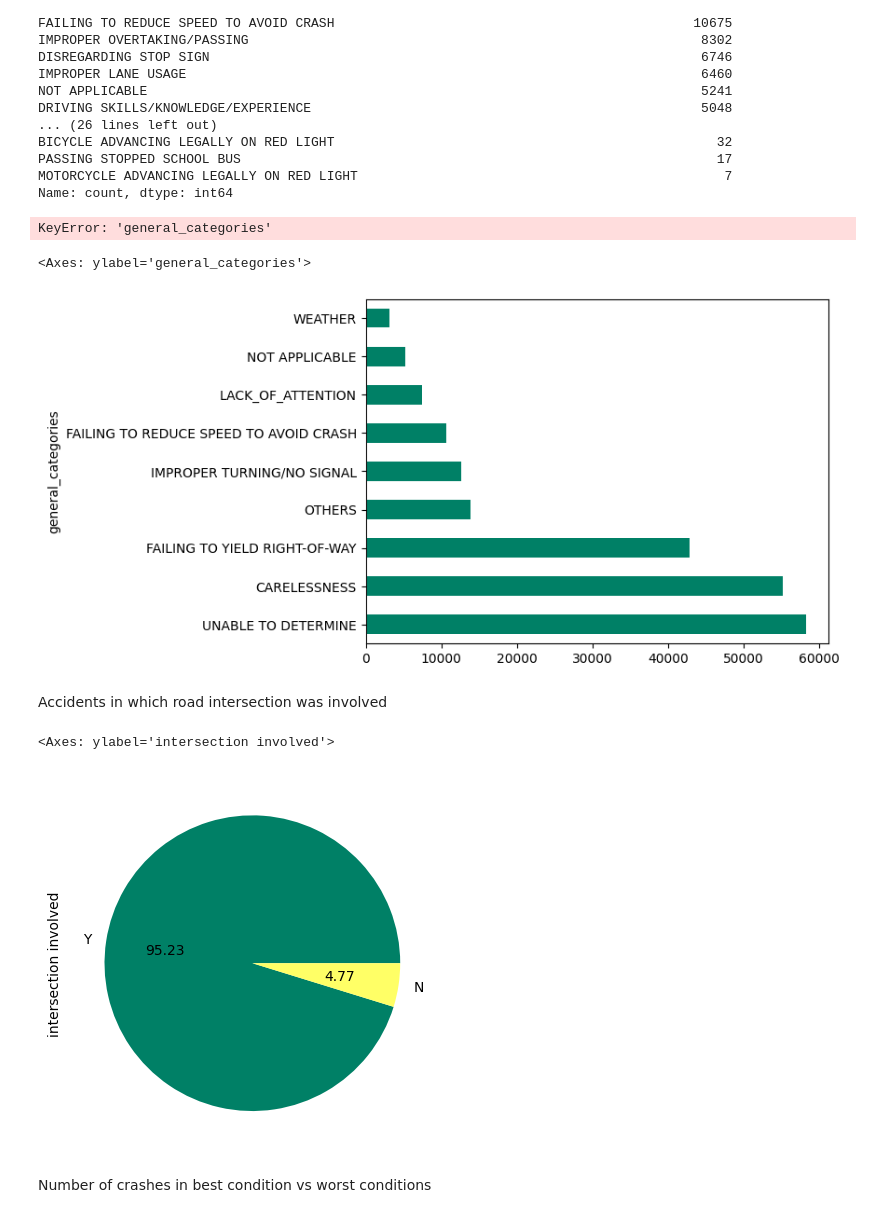
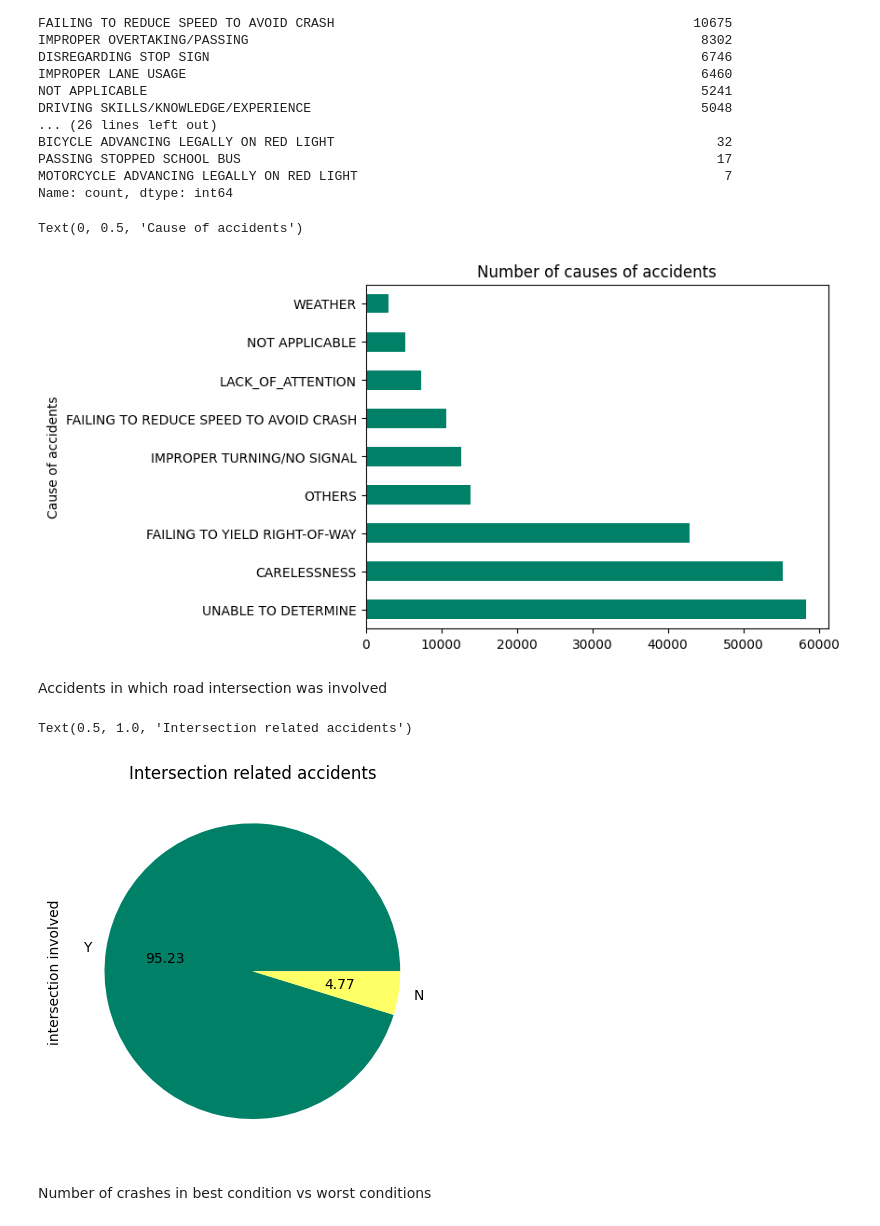
Before and after one commit to OwaisRaza06/EDA, a Jupyter notebook: Accident analysis dataset/accidents analysis.ipynb, the cells around one changed output. Drawn from its saved outputs; the diff is of its cells as text; code cells hidden in the pictures.

```diff
--- a/Accident analysis dataset/accidents analysis.ipynb
+++ b/Accident analysis dataset/accidents analysis.ipynb
@@ -335,24 +288,26 @@ category_mapping = {
     ]
 }
 # %%
+df['general_categories'] = df['prim_contributory_cause']
 for general_category, subcategories in category_mapping.items():
     df['general_categories'] = np.where(df['prim_contributory_cause'].isin(subcategories), general_category, df['general_categories'])
 
 df['general_categories'] = np.where(df['prim_contributory_cause'].map(df['prim_contributory_cause'].value_counts()) <= 2000, 'OTHERS', df['general_categories'])
-# %% [output]
-KeyError: 'general_categories'
 # %%
 df['general_categories'].value_counts().plot(kind='barh', colormap='summer')
+plt.title('Number of causes of accidents')
+plt.ylabel('Cause of accidents')
 # %% [output]
-<Axes: ylabel='general_categories'>
+Text(0, 0.5, 'Cause of accidents')
-[figure, old version]
+[figure, new version]
 # %% [markdown]
 Accidents in which road intersection was involved
 # %%
 df['intersection_related_i'].value_counts().plot(kind='pie', ylabel='intersection involved',colormap='summer', autopct = '%.2f')
+plt.title('Intersection related accidents')
 # %% [output]
-<Axes: ylabel='intersection involved'>
+Text(0.5, 1.0, 'Intersection related accidents')
-[figure, old version]
+[figure, new version]
 # %% [markdown]
 Number of crashes in best condition vs worst conditions
 # %%
```
Also changed, not shown: parts of 25 cells of this notebook.
